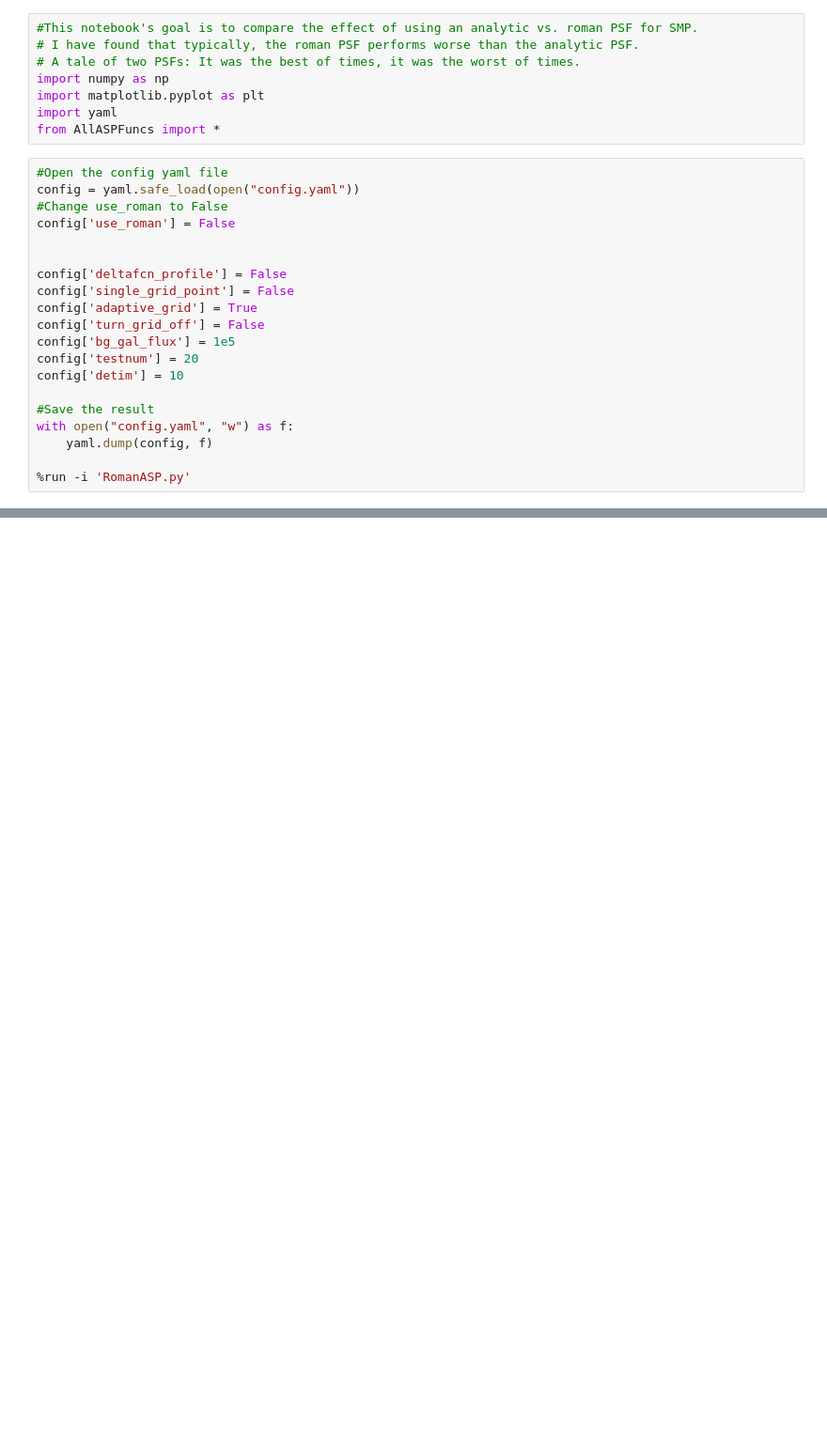
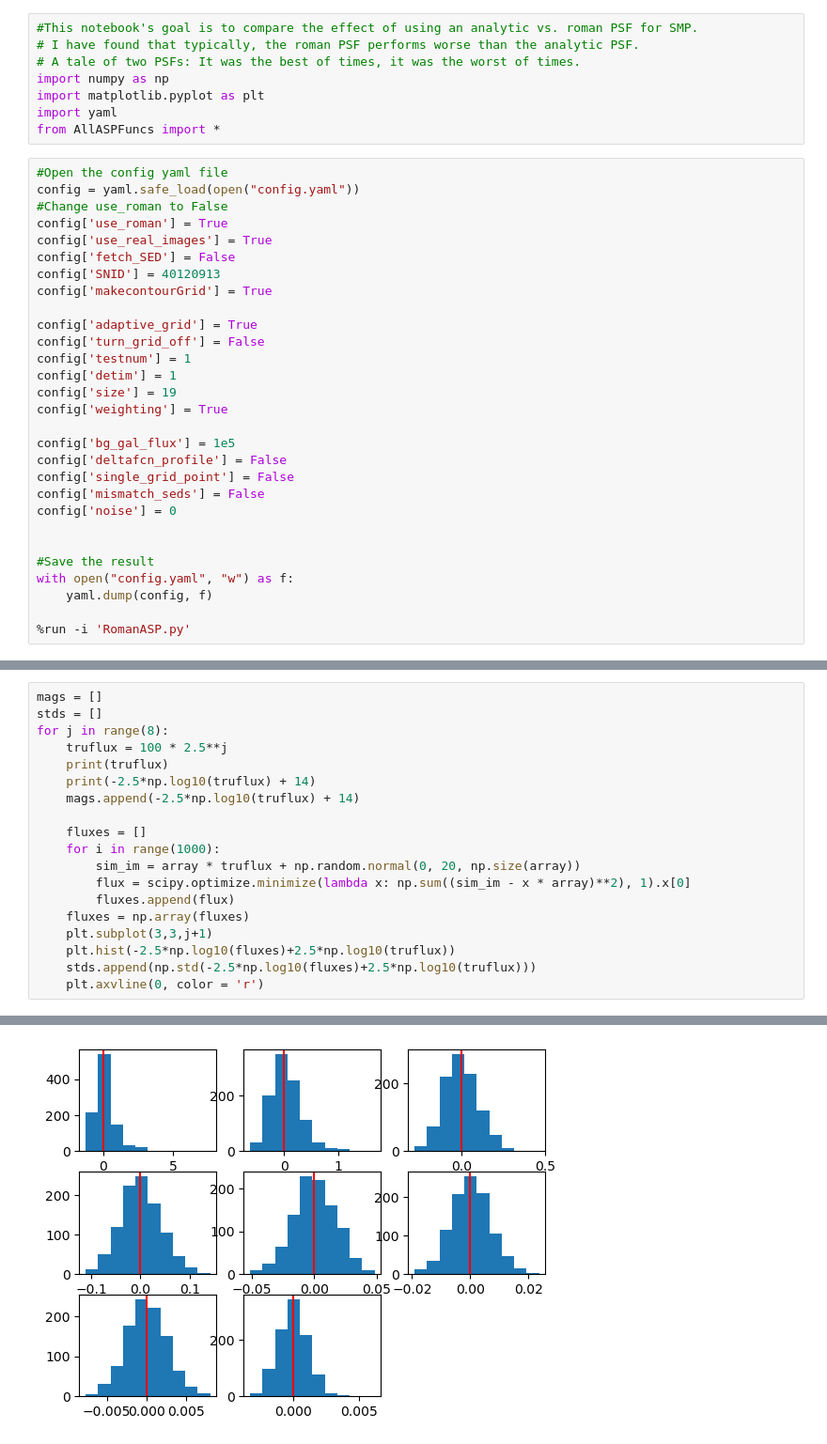
Before and after one commit to Roman-Supernova-PIT/campari, a Jupyter notebook: RomanPSFComparison.ipynb, the cells around one changed output, grey strips where cells are left out. Shown at 94% size. Drawn from its saved outputs; the diff is of its cells as text; blank space fills up the shorter version.

```diff
--- a/RomanPSFComparison.ipynb
+++ b/RomanPSFComparison.ipynb
@@ -10,16 +10,25 @@ from AllASPFuncs import *
 #Open the config yaml file
 config = yaml.safe_load(open("config.yaml"))
 #Change use_roman to False
-config['use_roman'] = False
+config['use_roman'] = True
+config['use_real_images'] = True
+config['fetch_SED'] = False
+config['SNID'] = 40120913
+config['makecontourGrid'] = True
 
+config['adaptive_grid'] = True
+config['turn_grid_off'] = False
+config['testnum'] = 1
+config['detim'] = 1
+config['size'] = 19
+config['weighting'] = True
 
+config['bg_gal_flux'] = 1e5
 config['deltafcn_profile'] = False
 config['single_grid_point'] = False
-config['adaptive_grid'] = True
-config['turn_grid_off'] = False
-config['bg_gal_flux'] = 1e5
-config['testnum'] = 20
-config['detim'] = 10
+config['mismatch_seds'] = False
+config['noise'] = 0
+
 
 #Save the result
 with open("config.yaml", "w") as f:
@@ -39,0 +218,20 @@ Saving images to ./results/images/simulated_Y106_analyticpsf_images.npy
+# %%
+mags = []
+stds = []
+for j in range(8):
+    truflux = 100 * 2.5**j
+    print(truflux)
+    print(-2.5*np.log10(truflux) + 14)
+    mags.append(-2.5*np.log10(truflux) + 14)
+
+    fluxes = []
+    for i in range(1000):
+        sim_im = array * truflux + np.random.normal(0, 20, np.size(array))
+        flux = scipy.optimize.minimize(lambda x: np.sum((sim_im - x * array)**2), 1).x[0]
+        fluxes.append(flux)
+    fluxes = np.array(fluxes)
+    plt.subplot(3,3,j+1)
+    plt.hist(-2.5*np.log10(fluxes)+2.5*np.log10(truflux))
+    stds.append(np.std(-2.5*np.log10(fluxes)+2.5*np.log10(truflux)))
+    plt.axvline(0, color = 'r')
+# %% [output]
@@ -39,0 +254 @@ Saving images to ./results/images/simulated_Y106_analyticpsf_images.npy
+[figure, added]
```
Also changed, not shown: parts of 32 cells of this notebook, 8 other files.
